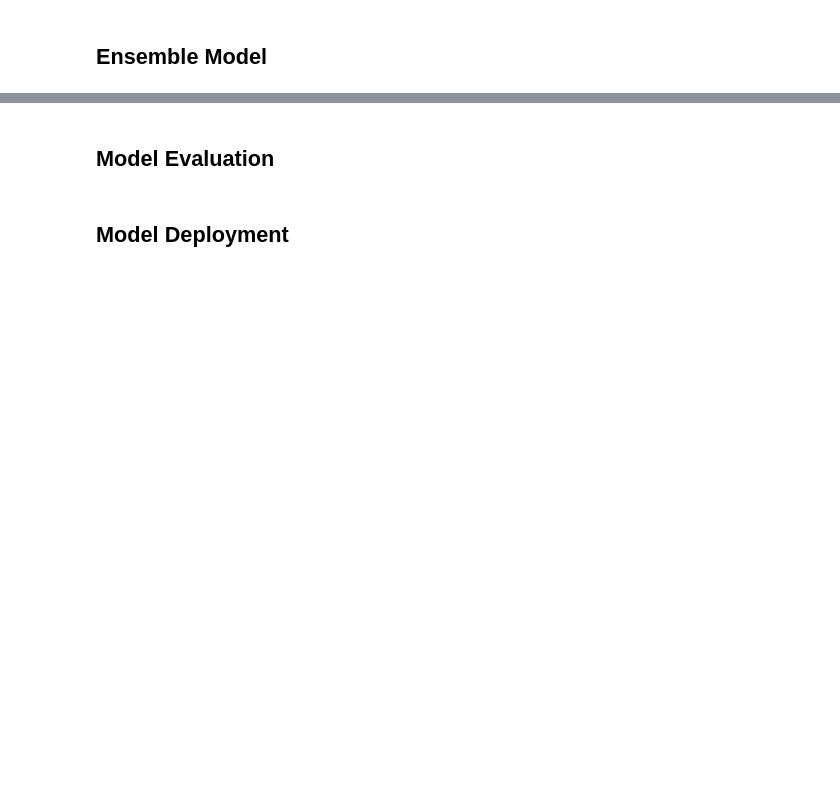
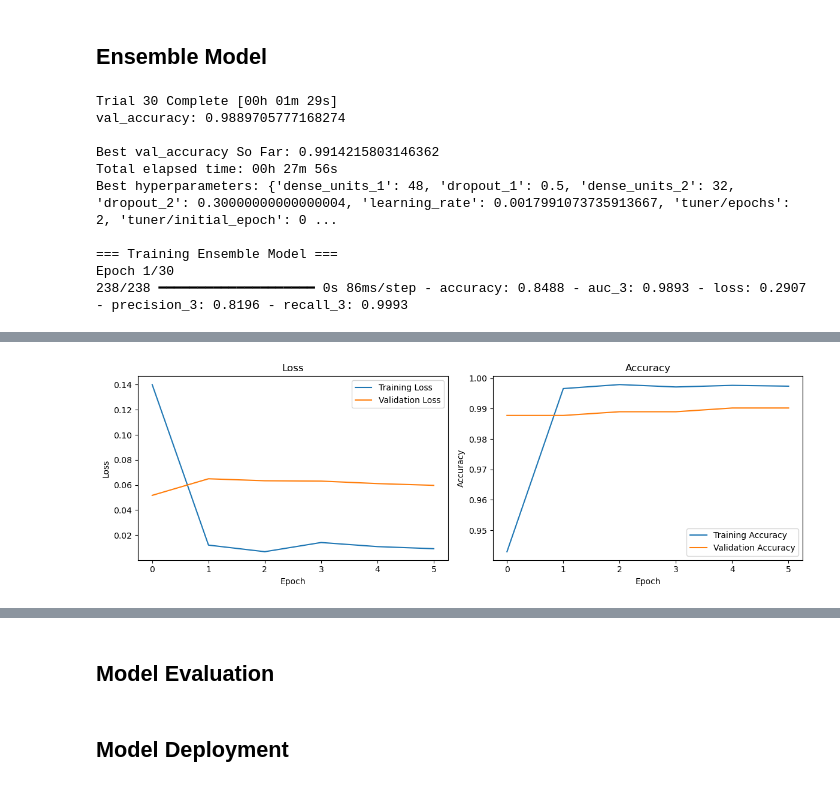
Before and after one commit to JoaoCoelho2003/AP, a Jupyter notebook: src/models/notebooks/ensemble_model.ipynb, the cells around one changed output, grey strips where cells are left out. Cells and saved outputs as stored; diff of their text form; code cells hidden in the pictures; blank space fills up the shorter version.

Commit message:
feat: ensemble

```diff
--- a/src/models/notebooks/ensemble_model.ipynb
+++ b/src/models/notebooks/ensemble_model.ipynb
@@ -190,6 +238,8 @@ def build_ensemble_model(models, hp):
         model_copy = keras.models.clone_model(model)
         model_copy.set_weights(model.get_weights())
 
+        model_copy.name = f"{model.name}_copy_{i}"
+
         model_copy.trainable = False
 
         outputs.append(model_copy(inputs[i]))
@@ -200,13 +250,13 @@ def build_ensemble_model(models, hp):
         concatenated = outputs[0]
 
     x = layers.Dense(
-        hp.Int('dense_units_1', 8, 64, step=8),
+        hp.Int('dense_units_1', 16, 128, step=8),
         activation='relu'
     )(concatenated)
     x = layers.Dropout(hp.Float('dropout_1', 0.1, 0.5, step=0.1))(x)
 
     x = layers.Dense(
-        hp.Int('dense_units_2', 16, 64, step=16),
+        hp.Int('dense_units_2', 16, 128, step=16),
         activation='relu'
     )(x)
     x = layers.Dropout(hp.Float('dropout_2', 0.1, 0.5, step=0.1))(x)
@@ -301,3 +351,14 @@ plt.tight_layout()
 plt.show()
 
 ensemble_model = keras.models.load_model('../../trained_models/tensorflow/ensemble_model.h5')
+# %% [output]
+Trial 30 Complete [00h 01m 29s]
+val_accuracy: 0.9889705777168274
+
+Best val_accuracy So Far: 0.9914215803146362
+Total elapsed time: 00h 27m 56s
+Best hyperparameters: {'dense_units_1': 48, 'dropout_1': 0.5, 'dense_units_2': 32, 'dropout_2': 0.30000000000000004, 'learning_rate': 0.0017991073735913667, 'tuner/epochs': 2, 'tuner/initial_epoch': 0 ...
+
+=== Training Ensemble Model ===
+Epoch 1/30
+238/238 ━━━━━━━━━━━━━━━━━━━━ 0s 86ms/step - accuracy: 0.8488 - auc_3: 0.9893 - loss: 0.2907 - precision_3: 0.8196 - recall_3: 0.9993
@@ -303,0 +377 @@ ensemble_model = keras.models.load_model('../../trained_models/tensorflow/ensemb
+[figure, added]
```
Also changed, not shown: parts of 6 cells of this notebook.
